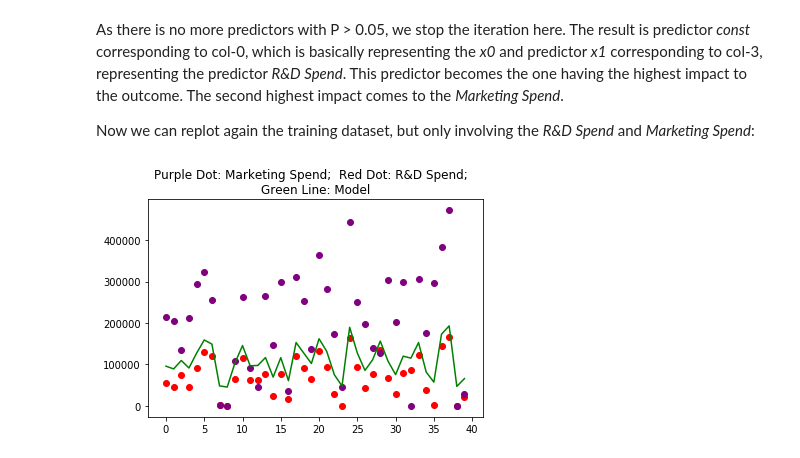
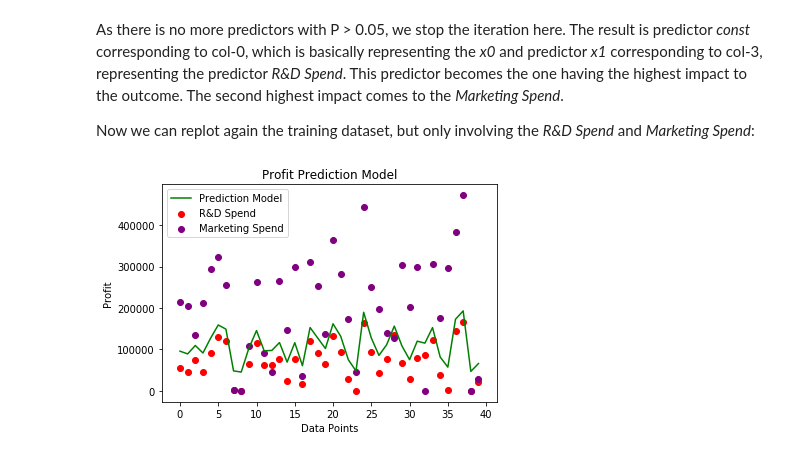
Before and after one commit to cpadmanaba/data_analysis, a Jupyter notebook: ds020_multiple_linear_regression.ipynb, the cells around one changed output. Drawn from its saved outputs; the diff is of its cells as text; code cells hidden in the pictures.

```diff
--- a/ds020_multiple_linear_regression.ipynb
+++ b/ds020_multiple_linear_regression.ipynb
@@ -65,5 +64,0 @@ Our data has one categorical predictor *State* (col. 3), which is non-numeric. W
-# %%
-from sklearn.preprocessing import LabelEncoder
-labelencoder = LabelEncoder()
-X[:, 3] = labelencoder.fit_transform(X[:, 3])
-print("\nThe first 5 records of the predictor array X:\n", X[0:5,:])
@@ -84,5 +64,0 @@ This encoding however can cause the machine thinks that New York has higher valu
-# %%
-from sklearn.preprocessing import OneHotEncoder
-onehotencoder = OneHotEncoder(categorical_features = [3]) # the label is in Column 3
-X = onehotencoder.fit_transform(X).toarray()              # Now see the X which has new Column 0,1,2
-print(X.shape)
@@ -90,0 +65,8 @@ print(X.shape)
+# %%
+from sklearn.preprocessing import OneHotEncoder
+print('The X: \n', X[0:5,:])
+statepred = np.unique(X[:,3])
+ohe = OneHotEncoder(categories=[statepred])
+Xcol3 = ohe.fit_transform(X[:, 3:4]).toarray()
+Xcoded = np.append(Xcol3, X[:, 0:3], axis=1)
+print('The Xcoded: \n', Xcoded[0:5,:])
@@ -98,6 +90,7 @@ If you see col-0 to col-2, it contains duplicated information. Notice that col-0
 
 You can also see it from binary code perspective. We need 3 labels to code, which should need no more than 2 bits. So basically col-0 can be removed:
 # %%
-X = X[:, 1:]
-print("The shape of the predictors array X: ", X.shape)
+X = Xcoded[:, 1:]
+print("The shape of X: ", X.shape)
+print("The X: ", X[0:5,:])
 # %% [output]
@@ -456,11 +448,13 @@ Now we can replot again the training dataset, but only involving the *R&D Spend*
 # %%
 # The %matplotlib is used to plot in an interactive window
 xrange = np.arange(0,len(X_train),1)  # x-axis range for plotting the y_pred
-plt.scatter(xrange, X_train[:,2], color="red")        # Scatter the X_train[col. 2] R&D Spend
-plt.scatter(xrange, X_train[:,4], color="purple")     # Scatter the X_train[col. 4] Marketing Spend
-# Plot the y_pred
-plt.plot(xrange,y_pred, color='green')              # Plot the resulted y_pred
-plt.title("Purple Dot: Marketing Spend;  Red Dot: R&D Spend;  \nGreen Line: Model")
+plt.scatter(xrange, X_train[:,2], color="red", label='R&D Spend')  # Scatter col-2 R&D Spend
+plt.scatter(xrange, X_train[:,4], color="purple", label='Marketing Spend')     # Scatter col-4 Marketing Spend
+plt.plot(xrange,y_pred, color='green', label='Prediction Model')              # Plot the resulted y_pred
+plt.title("Profit Prediction Model")
+plt.legend(loc='upper left')
+plt.xlabel('Data Points')
+plt.ylabel('Profit')
 plt.show()
 # %% [output]
-[figure, old version]
+[figure, new version]
```
Also changed, not shown: parts of 23 cells of this notebook.
